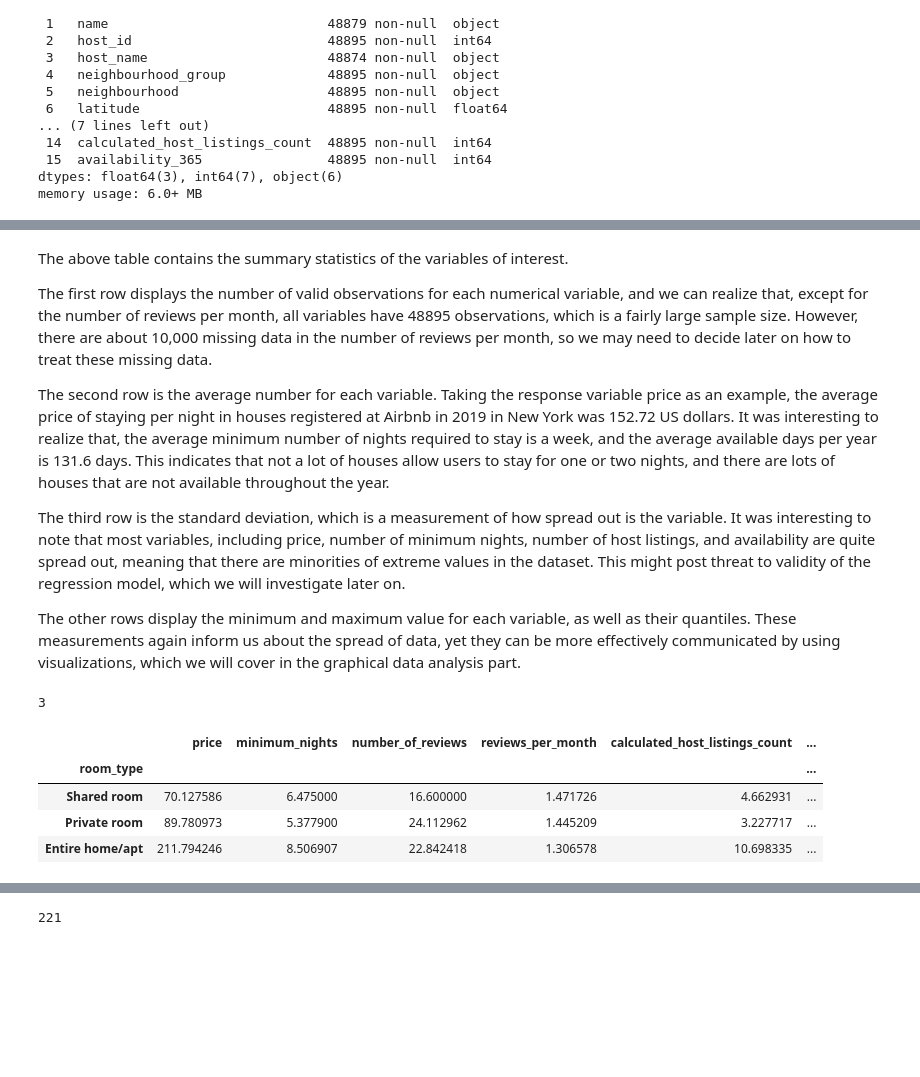
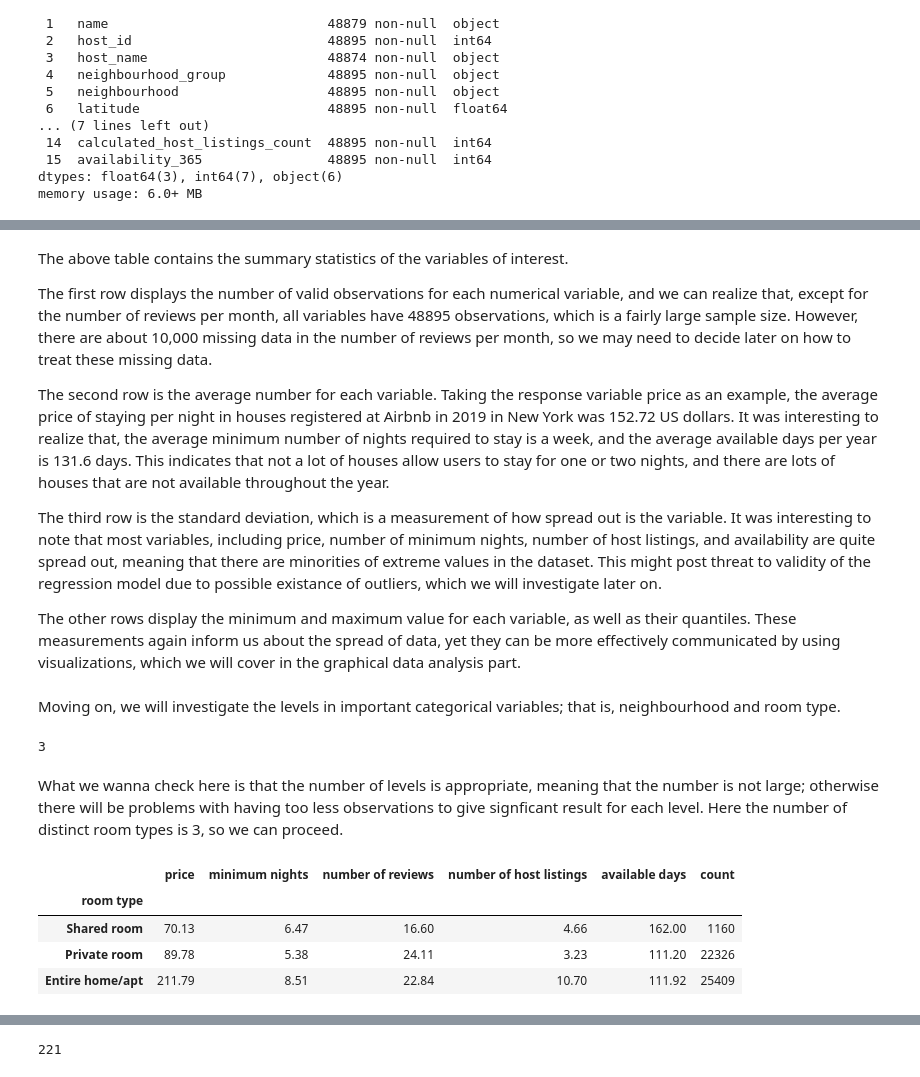
Before and after one commit to HarryC493/ECO225-Project, a Jupyter notebook: Code/project1-Cleaning&EDA.ipynb, the cells around one changed output, grey strips where cells are left out. Saved outputs shown, nothing was run; the diff lists cells and outputs as text; code cells hidden in the pictures; blank space fills up the shorter version.

```diff
--- a/Code/project1-Cleaning&EDA.ipynb
+++ b/Code/project1-Cleaning&EDA.ipynb
@@ -12,0 +13,10 @@ ny2019_airbnb_raw = pd.read_csv("AB_NYC_2019.csv")
+# %%
+# Import modules
+import pandas as pd
+from IPython.display import display
+import matplotlib.colors as mplc
+import matplotlib.patches as patches
+import matplotlib.pyplot as plt
+
+# Set display format
+pd.set_option('display.float_format', lambda x: '%.2f' % x)
@@ -39,5 +56,9 @@ ny2019_airbnb_raw_copy = ny2019_airbnb_raw.copy()
 
 # Change the datatype of last review from object to datetime
 ny2019_airbnb_raw_copy['last_review'] =  pd.to_datetime(ny2019_airbnb_raw_copy['last_review'])
+
+# Drop the variables which we are not going to use
+ny2019_airbnb_clean =  ny2019_airbnb_raw_copy.drop(
+    ['id', 'name', 'host_id', 'host_name', 'reviews_per_month'], axis = 1)
 # %%
 # Display some data to get a sense about data
@@ -86,7 +114,9 @@ The first row displays the number of valid observations for each numerical varia
 
 The second row is the average number for each variable. Taking the response variable price as an example, the average price of staying per night in houses registered at Airbnb in 2019 in New York was 152.72 US dollars. It was interesting to realize that, the average minimum number of nights required to stay is a week, and the average available days per year is 131.6 days. This indicates that not a lot of houses allow users to stay for one or two nights, and there are lots of houses that are not available throughout the year.
 
-The third row is the standard deviation, which is a measurement of how spread out is the variable. It was interesting to note that most variables, including price, number of minimum nights, number of host listings, and availability are quite spread out, meaning that there are minorities of extreme values in the dataset. This might post threat to validity of the regression model, which we will investigate later on.
+The third row is the standard deviation, which is a measurement of how spread out is the variable. It was interesting to note that most variables, including price, number of minimum nights, number of host listings, and availability are quite spread out, meaning that there are minorities of extreme values in the dataset. This might post threat to validity of the regression model due to possible existance of outliers, which we will investigate later on.
 
 The other rows display the minimum and maximum value for each variable, as well as their quantiles. These measurements again inform us about the spread of data, yet they can be more effectively communicated by using visualizations, which we will cover in the graphical data analysis part.
+# %% [markdown]
+Moving on, we will investigate the levels in important categorical variables; that is, neighbourhood and room type.
 # %%
@@ -93,19 +124,33 @@ The other rows display the minimum and maximum value for each variable, as well
 len(ny2019_airbnb_raw_copy['room_type'].unique())
 # %% [output]
 3
+# %% [markdown]
+What we wanna check here is that the number of levels is appropriate, meaning that the number is not large; otherwise there will be problems with having too less observations to give signficant result for each level. Here the number of distinct room types is 3, so we can proceed.
 # %%
-ny2019_airbnb_by_room_type = ny2019_airbnb_raw_copy.copy().drop(
-    ['id', 'name', 'host_id', 'host_name', 'latitude', 'longitude',
-    'neighbourhood', 'neighbourhood_group', 'last_review'], axis = 1)
+# Drop unnessary variables (variables that are not numerical)
+ny2019_airbnb_by_room_type = ny2019_airbnb_clean.copy().drop(
+    ['latitude', 'longitude', 'neighbourhood', 'neighbourhood_group', 'last_review'], axis = 1)
+# Group by room type and compute the average
 ny2019_airbnb_group_room = ny2019_airbnb_by_room_type.groupby('room_type').mean()
+# Group by room type and compute the number of observations
 ny2019_airbnb_group_room_count = ny2019_airbnb_by_room_type.groupby('room_type')['price'].count().rename('count')
+# Join the grouped datasets
 ny2019_airbnb_group_room_full = pd.merge(ny2019_airbnb_group_room,
                                         ny2019_airbnb_group_room_count, on = 'room_type')
+# Sort the grouped dataset by ascending order and display the table
 ny2019_airbnb_group_room_full = ny2019_airbnb_group_room_full.sort_values(by = 'price', ascending = True)
-ny2019_airbnb_group_room_full
+
+ny2019_airbnb_group_room_display = ny2019_airbnb_group_room_full.copy().reset_index().rename(
+    columns={"room_type": "room type",
+             "minimum_nights": "minimum nights",
+             "number_of_reviews": "number of reviews",
+             "calculated_host_listings_count": "number of host listings",
+             "availability_365": "available days"})
+ny2019_airbnb_group_room_display = ny2019_airbnb_group_room_display.set_index('room type')
+ny2019_airbnb_group_room_display
 # %% [output]
-|  | price | minimum_nights | number_of_reviews | reviews_per_month | calculated_host_listings_count | ... |
-| room_type |  |  |  |  |  | ... |
-| Shared room | 70.127586 | 6.475000 | 16.600000 | 1.471726 | 4.662931 | ... |
-| Private room | 89.780973 | 5.377900 | 24.112962 | 1.445209 | 3.227717 | ... |
-| Entire home/apt | 211.794246 | 8.506907 | 22.842418 | 1.306578 | 10.698335 | ... |
+|  | price | minimum nights | number of reviews | number of host listings | available days | count |
+| room type |  |  |  |  |  |  |
+| Shared room | 70.13 | 6.47 | 16.60 | 4.66 | 162.00 | 1160 |
+| Private room | 89.78 | 5.38 | 24.11 | 3.23 | 111.20 | 22326 |
+| Entire home/apt | 211.79 | 8.51 | 22.84 | 10.70 | 111.92 | 25409 |
```
Also changed, not shown: parts of 41 cells of this notebook, 1 other file.
